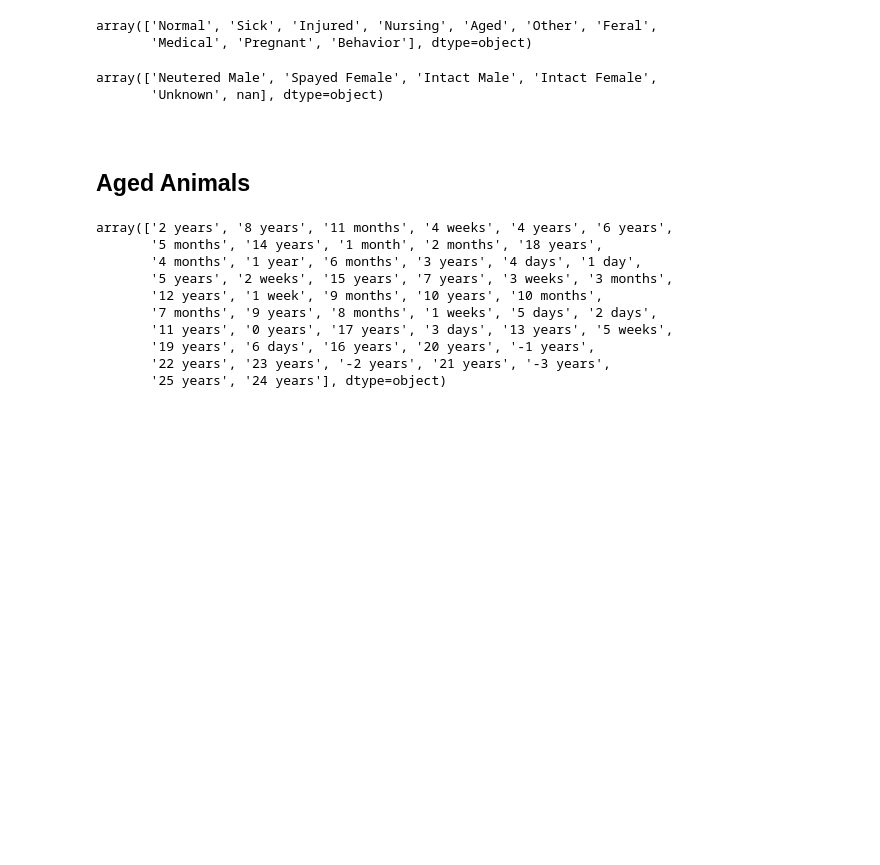
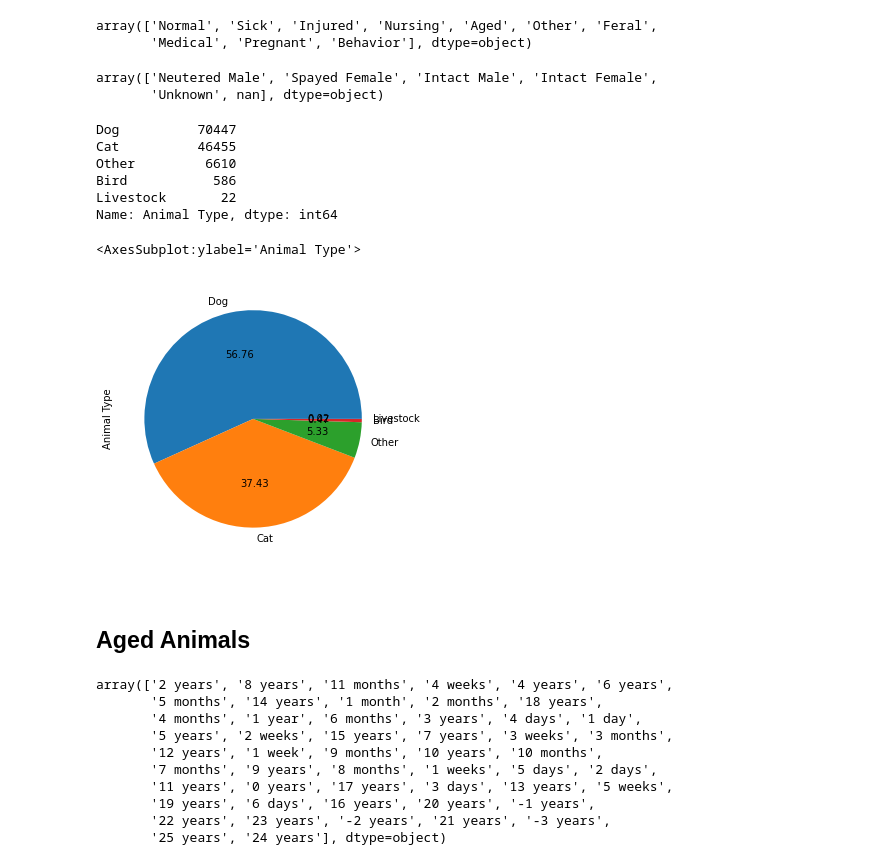
Before and after one commit to jungsoolee123/Animal-Shelter-Analytics-2023Personal, a Jupyter notebook: Intakes_EDA.ipynb, the cells around one changed output. Cells and saved outputs as stored; diff of their text form; code cells hidden in the pictures; blank space fills up the shorter version.

```diff
--- a/Intakes_EDA.ipynb
+++ b/Intakes_EDA.ipynb
@@ -21,7 +20,7 @@ import matplotlib.pyplot as plt
 import seaborn as sns
 from geopy.geocoders import Nominatim
 # %%
-df = pd.read_csv('Austin_Animal_Center_Intakes.csv')
+df = pd.read_csv('Intakes.csv')
 new_df = df.copy() # New dataframe on which feature engineering apply
 # %%
 df.head()
@@ -81,6 +80,19 @@ df['Sex upon Intake'].unique()
 # %% [output]
 array(['Neutered Male', 'Spayed Female', 'Intact Male', 'Intact Female',
        'Unknown', nan], dtype=object)
+# %%
+print(df['Animal Type'].value_counts())
+plt.figure(figsize=(5,5))
+df['Animal Type'].value_counts().plot.pie(autopct='%.2f')
+# %% [output]
+Dog          70447
+Cat          46455
+Other         6610
+Bird           586
+Livestock       22
+Name: Animal Type, dtype: int64
+<AxesSubplot:ylabel='Animal Type'>
+[figure, added]
 # %% [markdown]
 $\;\;\;\;\;\;$ <a class="anchor" id="aged-animals"></a>
 ## Aged Animals
```
Also changed, not shown: parts of 13 cells of this notebook, 3 other files.
